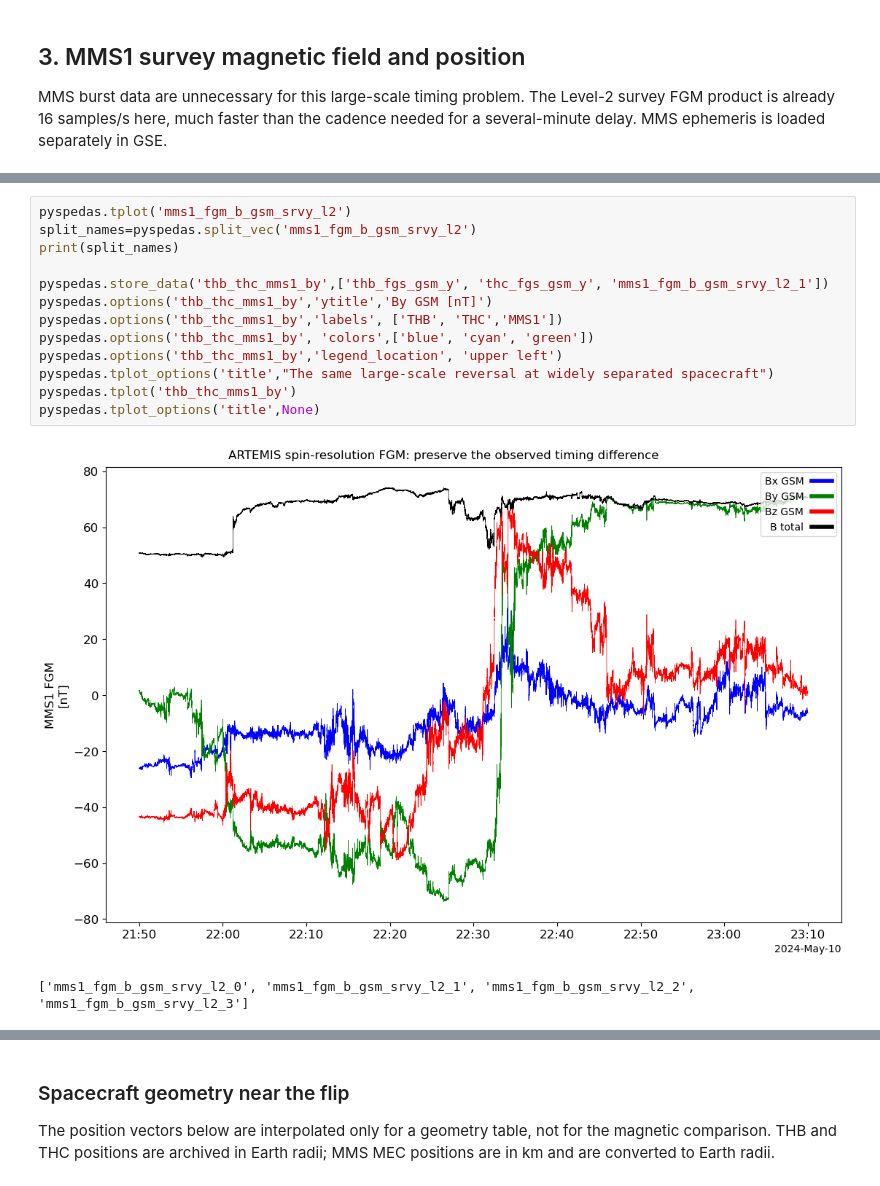
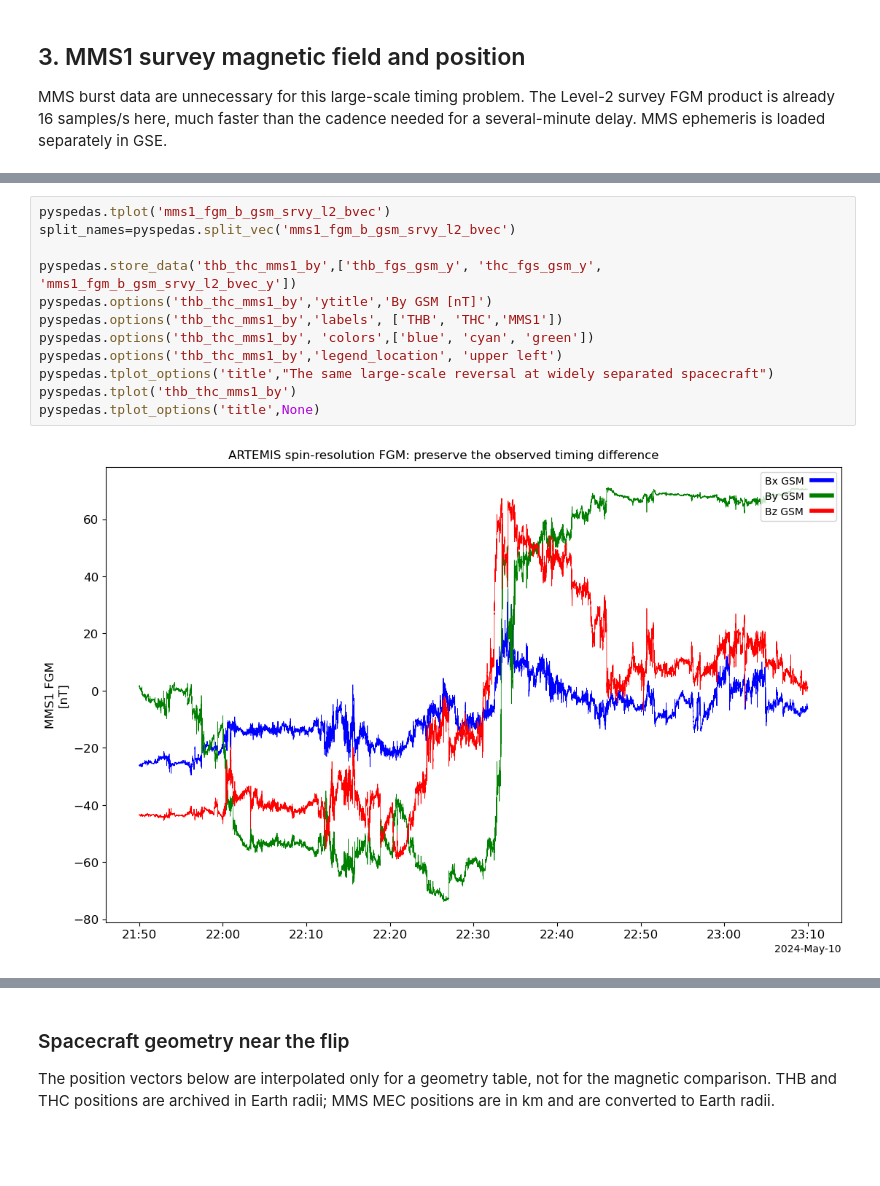
Before and after one commit to spedas/pyspedas_examples, a Jupyter notebook: pyspedas_examples/notebooks/pyhc_winter_school_2027/ohtani_gannon_imf_by_ground_timing.ipynb, the cells around one changed output, grey strips where cells are left out. Drawn from its saved outputs; the diff is of its cells as text; blank space fills up the shorter version.

Commit message:
Replace cadence_seconds function with PySPEDAS tres() Use MMS _bvec variable (x,y,z) instead of the 4-component (x,y,z,r) version Adjusted some plot options

```diff
--- a/pyspedas_examples/notebooks/pyhc_winter_school_2027/ohtani_gannon_imf_by_ground_timing.ipynb
+++ b/pyspedas_examples/notebooks/pyhc_winter_school_2027/ohtani_gannon_imf_by_ground_timing.ipynb
@@ -185,20 +175,18 @@ mms1_fgm_b_gsm_srvy_l2        cadence= 0.0625 s  coords='GSM'  units='nT'
 mms1_mec_r_gse                cadence=30.0000 s  coords='GSE'  units='km'
 # %%
-pyspedas.tplot('mms1_fgm_b_gsm_srvy_l2')
-split_names=pyspedas.split_vec('mms1_fgm_b_gsm_srvy_l2')
-print(split_names)
+pyspedas.tplot('mms1_fgm_b_gsm_srvy_l2_bvec')
+split_names=pyspedas.split_vec('mms1_fgm_b_gsm_srvy_l2_bvec')
 
-pyspedas.store_data('thb_thc_mms1_by',['thb_fgs_gsm_y', 'thc_fgs_gsm_y', 'mms1_fgm_b_gsm_srvy_l2_1'])
+pyspedas.store_data('thb_thc_mms1_by',['thb_fgs_gsm_y', 'thc_fgs_gsm_y', 'mms1_fgm_b_gsm_srvy_l2_bvec_y'])
 pyspedas.options('thb_thc_mms1_by','ytitle','By GSM [nT]')
 pyspedas.options('thb_thc_mms1_by','labels', ['THB', 'THC','MMS1'])
 pyspedas.options('thb_thc_mms1_by', 'colors',['blue', 'cyan', 'green'])
 pyspedas.options('thb_thc_mms1_by','legend_location', 'upper left')
 pyspedas.tplot_options('title',"The same large-scale reversal at widely separated spacecraft")
 pyspedas.tplot('thb_thc_mms1_by')
 pyspedas.tplot_options('title',None)
 # %% [output]
-[figure, old version]
+[figure, new version]
-['mms1_fgm_b_gsm_srvy_l2_0', 'mms1_fgm_b_gsm_srvy_l2_1', 'mms1_fgm_b_gsm_srvy_l2_2', 'mms1_fgm_b_gsm_srvy_l2_3']
 [figure]
 # %% [markdown]
 ### Spacecraft geometry near the flip
```
Also changed, not shown: parts of 14 cells of this notebook.
